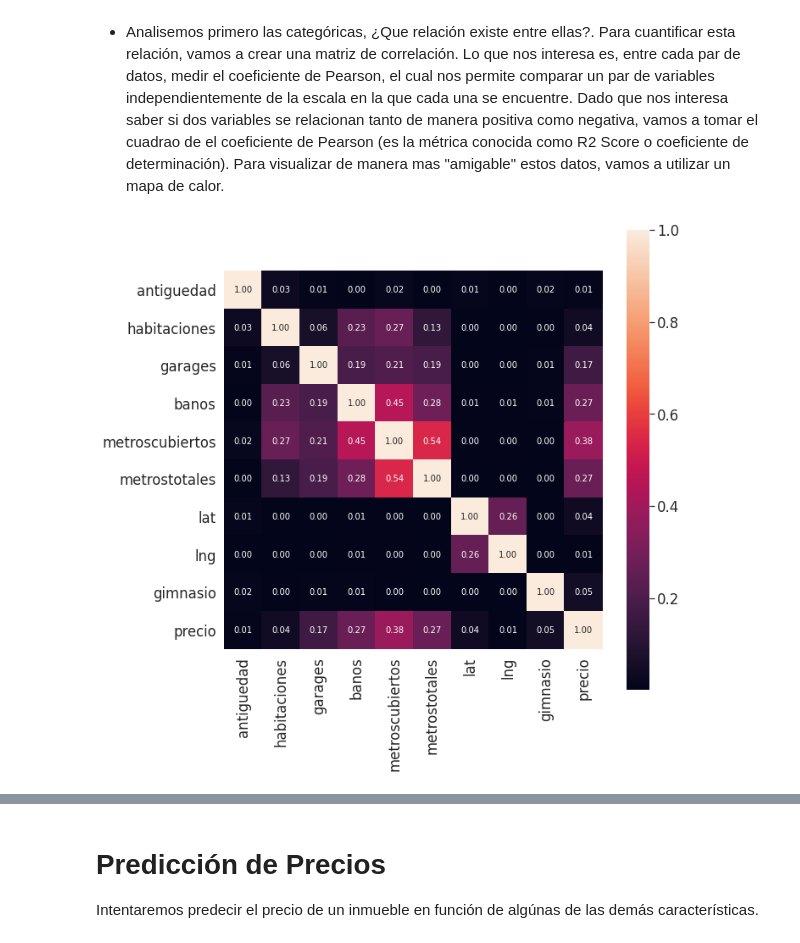
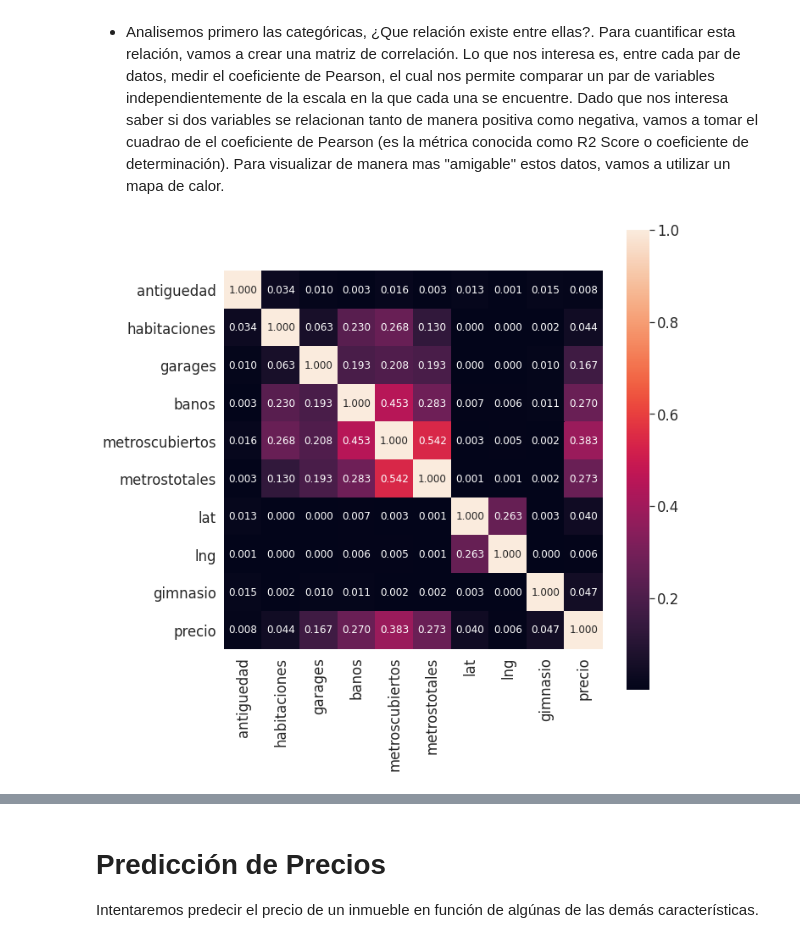
Before and after one commit to ToOrtner/Data-Analysis-properties, a Jupyter notebook: metnum-tp3-2020-1c/notebooks/ordeando_un_poco.ipynb, the cells around one changed output, grey strips where cells are left out. Cells and saved outputs as stored; diff of their text form; code cells hidden in the pictures.

```diff
--- a/metnum-tp3-2020-1c/notebooks/ordeando_un_poco.ipynb
+++ b/metnum-tp3-2020-1c/notebooks/ordeando_un_poco.ipynb
@@ -35,19 +36,19 @@ df = df_original.copy()
 # %%
 numeric_values = ['antiguedad', 'habitaciones', 'garages', 'banos', 'metroscubiertos', 'metrostotales', 'lat', 'lng', 'gimnasio', 'precio']
 cm = np.corrcoef(df[numeric_values].dropna().values.T) **2
 sns.set(font_scale=1.5)
 fig, ax = plt.subplots(figsize=(10,10))
 hm = sns.heatmap(cm,
                 cbar=True,
                 annot=True,
                 square=True,
-                fmt='.2f',
-                annot_kws={'size': 10},
+                fmt='.3f',
+                annot_kws={'size': 12},
                 yticklabels=numeric_values,
                 xticklabels=numeric_values,
                 ax=ax)
 # %% [output]
-[figure, old version]
+[figure, new version]
 # %% [markdown]
 En el conjunto de datos utilizado existen características con valores no definidos (por ejemplo hay datos que no tienen la cantidad de baños que poseen, o no indican su antiguedad), por lo que solo tomamos el subconjunto que contenga todas las características numéricas que queremos comparar.
 
```
Also changed, not shown: parts of 16 cells of this notebook.
